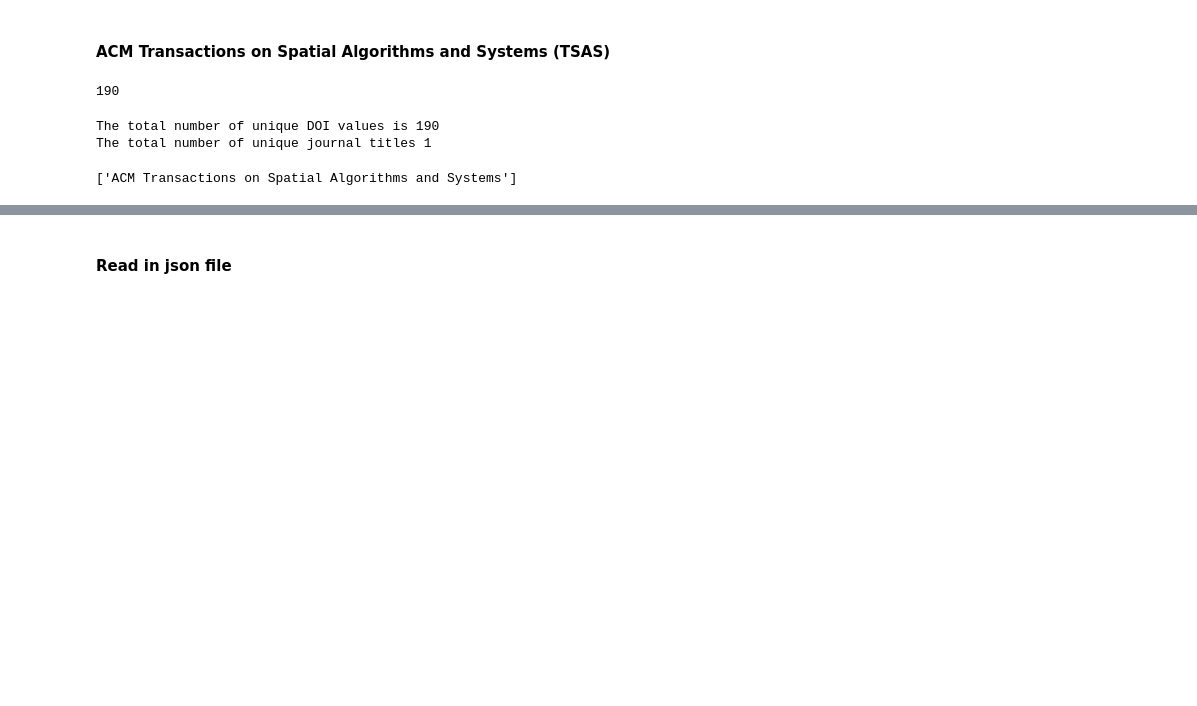
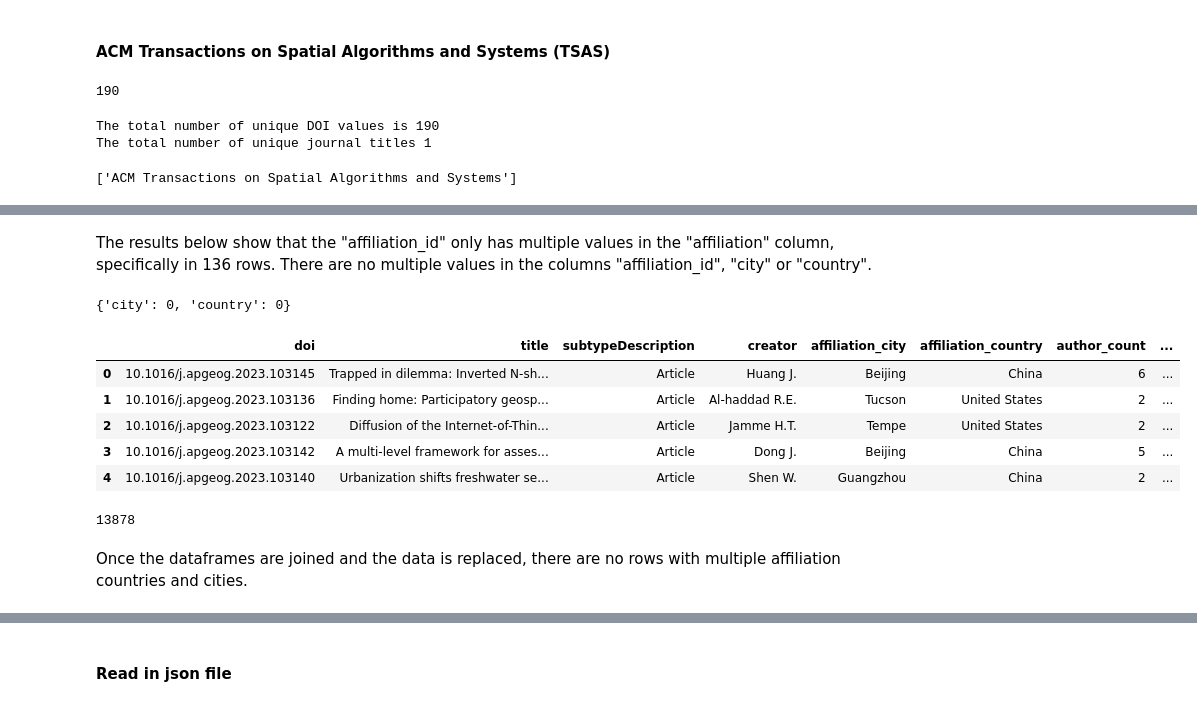
Before and after one commit to Arg-Pep/CS648---Project-ID-24-8, a Jupyter notebook: CS648 - Code.ipynb, the cells around one changed output, grey strips where cells are left out. Drawn from its saved outputs; the diff is of its cells as text; code cells hidden in the pictures; blank space fills up the shorter version.

Commit message:
Data cleaning and creating of .json file
Updated the code to adjust the first author details using the Author_Search API and created the .json file.

```diff
--- a/CS648 - Code.ipynb
+++ b/CS648 - Code.ipynb
@@ -430,0 +472,36 @@ dtype: int64
+# %%
+# note: the default weekly quota for AuthorSearch is 5,000. Elsevier support extended it to 15,000 for my API key.
+# Initialise a list to store the extracted information
+affiliation_details = []
+
+# Unique creator_id values
+unique_creator_ids = scopus_api_df['creator_id'].dropna().unique()
+
+# Iterate through each author ID in the DataFrame
+for author_id in tqdm(unique_creator_ids, desc="Processing authors"):
+    try:
+        # Perform the AuthorSearch
+        search = AuthorSearch(f'AU-ID({author_id})', download=True, refresh=180)
+
+        # Extract the required information if the author is found
+        if search.authors:
+            author_info = search.authors[0]  # There should be one match only
+            affiliation_details.append({
+                'author_id': author_id,
+                'city': author_info.city,
+                'country': author_info.country
+            })
+        else:
+            affiliation_details.append({
+                'author_id': author_id,
+                'city': np.nan,
+                'country': np.nan
+            })
+    except Exception as e:
+        print(f"An error occurred while processing author ID {author_id}: {e}")
+
+# Convert the list to a DataFrame
+affiliation_df = pd.DataFrame(affiliation_details)
+
+# Rename ID column
+affiliation_df.rename(columns={'author_id': 'creator_id'}, inplace=True)
@@ -430,0 +517,40 @@ dtype: int64
+# %% [markdown]
+The results below show that the "affiliation_id" only has multiple values in the "affiliation" column, specifically in 136 rows. There are no multiple values in the columns "affiliation_id", "city" or "country".
+# %%
+# Checking for rows with more than one value in the specified columns
+columns_to_check2 = ['city', 'country']
+
+# Create a dictionary to store the count of rows with multiple values for each column
+multiple_values_count2 = {}
+
+# Iterate through the columns and count rows with more than one value
+for column in columns_to_check2:
+    multiple_values_count2[column] = affiliation_df[affiliation_df[column].str.contains(';', na=False)].shape[0]
+
+# Display the counts
+multiple_values_count2
+# %% [output]
+{'city': 0, 'country': 0}
+# %%
+# Merge the two dataframes
+merged_df = scopus_api_df.merge(affiliation_df, on='creator_id', how='left')
+
+# Update of details based on merged_df
+scopus_api_df['affiliation_city'] = merged_df['city']
+scopus_api_df['affiliation_country'] = merged_df['country']
+
+scopus_api_df.head(5)
+# %% [output]
+|  | doi | title | subtypeDescription | creator | affiliation_city | affiliation_country | author_count | ... |
+| 0 | 10.1016/j.apgeog.2023.103145 | Trapped in dilemma: Inverted N-sh... | Article | Huang J. | Beijing | China | 6 | ... |
+| 1 | 10.1016/j.apgeog.2023.103136 | Finding home: Participatory geosp... | Article | Al-haddad R.E. | Tucson | United States | 2 | ... |
+| 2 | 10.1016/j.apgeog.2023.103122 | Diffusion of the Internet-of-Thin... | Article | Jamme H.T. | Tempe | United States | 2 | ... |
+| 3 | 10.1016/j.apgeog.2023.103142 | A multi-level framework for asses... | Article | Dong J. | Beijing | China | 5 | ... |
+| 4 | 10.1016/j.apgeog.2023.103140 | Urbanization shifts freshwater se... | Article | Shen W. | Guangzhou | China | 2 | ... |
+# %%
+# Checking the length of the dataframe to ensure that it has not changed
+len(scopus_api_df)
+# %% [output]
+13878
+# %% [markdown]
+Once the dataframes are joined and the data is replaced, there are no rows with multiple affiliation countries and cities.
```
Also changed, not shown: parts of 27 cells of this notebook, 1 other file.
